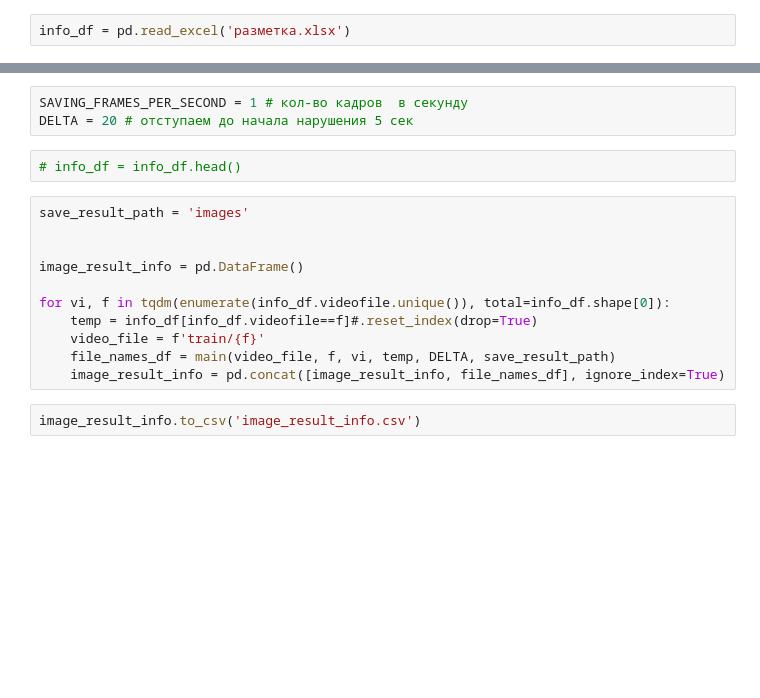
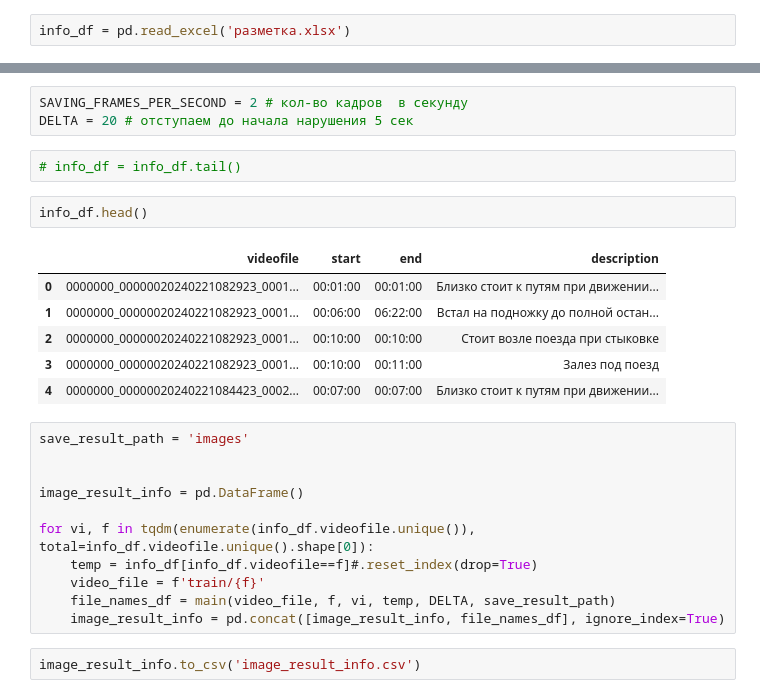
Before and after one commit to SergeML/Black_Duck_Hackathon_DFO, a Jupyter notebook: video_slice_v2.ipynb, the cells around one changed output, grey strips where cells are left out. Saved outputs shown, nothing was run; the diff lists cells and outputs as text; blank space fills up the shorter version.

```diff
--- a/video_slice_v2.ipynb
+++ b/video_slice_v2.ipynb
@@ -198,17 +175,26 @@ info_df
 | 32 | VID-20240301-WA0022.mp4 | 00:00:54 | 00:00:57 | Залез под поезд |
 | 33 | VID-20240301-WA0023.mp4 | 00:02:00 | 00:02:00 | залезает под поезд |
 # %%
-SAVING_FRAMES_PER_SECOND = 1 # кол-во кадров  в секунду
+SAVING_FRAMES_PER_SECOND = 2 # кол-во кадров  в секунду
 DELTA = 20 # отступаем до начала нарушения 5 сек
 # %%
-# info_df = info_df.head()
+# info_df = info_df.tail()
+# %%
+info_df.head()
+# %% [output]
+|  | videofile | start | end | description |
+| 0 | 0000000_00000020240221082923_0001... | 00:01:00 | 00:01:00 | Близко стоит к путям при движении... |
+| 1 | 0000000_00000020240221082923_0001... | 00:06:00 | 06:22:00 | Встал на подножку до полной остан... |
+| 2 | 0000000_00000020240221082923_0001... | 00:10:00 | 00:10:00 | Стоит возле поезда при стыковке |
+| 3 | 0000000_00000020240221082923_0001... | 00:10:00 | 00:11:00 | Залез под поезд |
+| 4 | 0000000_00000020240221084423_0002... | 00:07:00 | 00:07:00 | Близко стоит к путям при движении... |
 # %%
 save_result_path = 'images'
 
 
 image_result_info = pd.DataFrame()
 
-for vi, f in tqdm(enumerate(info_df.videofile.unique()), total=info_df.shape[0]):
+for vi, f in tqdm(enumerate(info_df.videofile.unique()), total=info_df.videofile.unique().shape[0]):
     temp = info_df[info_df.videofile==f]#.reset_index(drop=True)
     video_file = f'train/{f}'
     file_names_df = main(video_file, f, vi, temp, DELTA, save_result_path)
```
Also changed, not shown: parts of 8 cells of this notebook, 4 other files.
